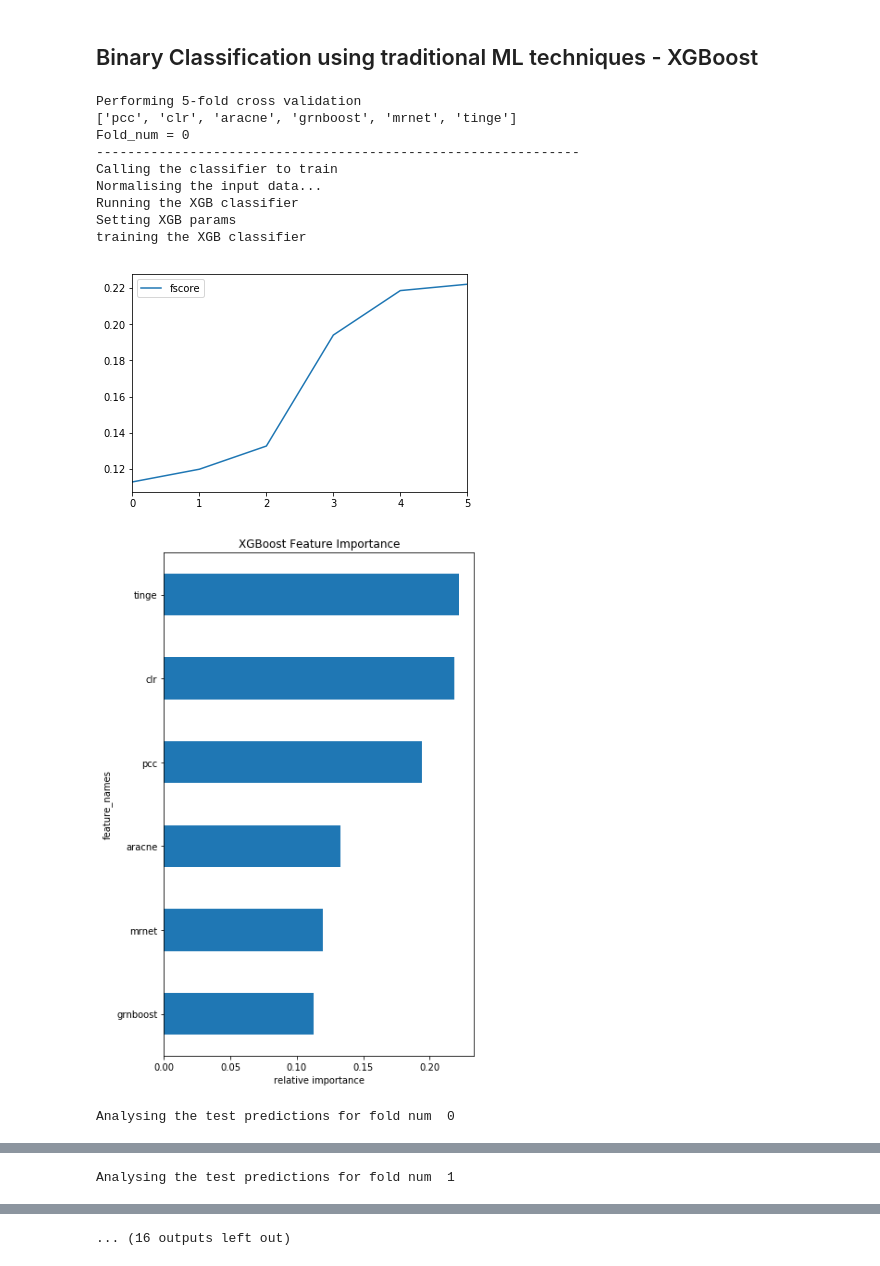
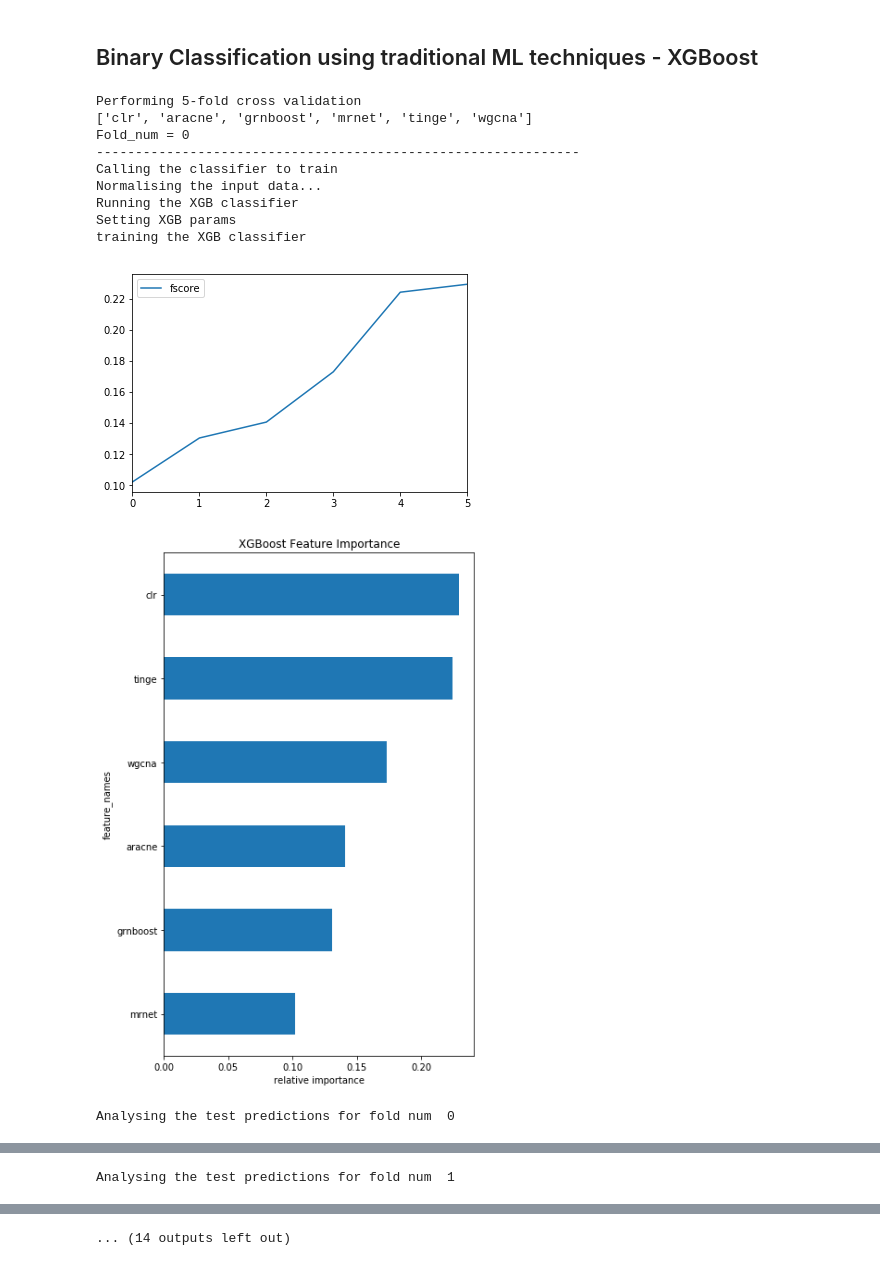
Before and after one commit to AluruLab/EnGRaiN, a Jupyter notebook: ensemble_arabidopsis_ML.ipynb, the cells around one changed output, grey strips where cells are left out. Cells and saved outputs as stored; diff of their text form; code cells hidden in the pictures.

```diff
--- a/ensemble_arabidopsis_ML.ipynb
+++ b/ensemble_arabidopsis_ML.ipynb
@@ -52,2 +52,2 @@ warnings.filterwarnings('ignore')
 # %%
-df = pd.read_csv('data/yeast-edge-weights-v2.csv', sep=',')
+df = pd.read_csv('data/yeast-edge-weights-v3.csv', sep=',')
@@ -371,7 +393,7 @@ def trainXGB(Xtrain, ytrain, Xtest, ytest):
 
 def classifier_train(X, y, runXGB, Xtest, ytest, pca_comp=0): # pca = 0 means no PCA applied
     print('Normalising the input data...')
-    scaler = StandardScaler()
+    scaler = StandardScaler()#MinMaxScaler()#StandardScaler()
     scaler.fit(X)
     scaledX = scaler.transform(X)
     if pca_comp != 0:
@@ -450,36 +472,34 @@ def pandas_classifier(df_train, df_test, runXGB, K=5):
         print(auc_fold)#, sum(np.array(auc_fold))/int(K))
         print('Average '+str(K)+' fold CV result= ', str(sum(np.array(auc_fold))/int(K)))
         print('************************************************************************')
-#     print('Training the classifier on complete train dataset to get IMP features')
-#     scaler, pca, clf, index = classifier_train(df.iloc[:, 0:-1], df.iloc[:, -1],
-#                                                runXGB, df.iloc[:, 0:-1], df.iloc[:, -1])
-    pred_array, auc = classifier_test(df_test[colFeats], df_test['prediction'], clf, index, scaler, 0)
-    print('TEST AUC on standalone data = ', auc[0])
-    print('individual methods: ', individual_method(df_test))
-    return
+
+#     pred_array, auc = classifier_test(df_test[colFeats], df_test['prediction'], clf, index, scaler, 0)
+#     print('TEST AUC on standalone data = ', auc[0])
+#     print('individual methods: ', individual_method(df_test))
+    return [clf, index, scaler]
 # %%
 # Convert data to pandas before passing
-np.random.seed(15)
-random.seed(15)
+# np.random.seed(15)
+# random.seed(15)
 # df_X = pd.DataFrame(X, columns=[c for c in df.columns if c!='prediction'])
 # df_y = pd.DataFrame(pd.Series(y, name='label'))
 # df_train = pd.concat([df_X, df_y], axis=1)
 # df_test
 
 #print(df_classifier, df)
 #print(df.columns)
 
-pandas_classifier(df_train, df_test, 1)
+trained_params = pandas_classifier(df_train, df_test, 1)
 # %% [output]
 Performing 5-fold cross validation
-['pcc', 'clr', 'aracne', 'grnboost', 'mrnet', 'tinge']
+['clr', 'aracne', 'grnboost', 'mrnet', 'tinge', 'wgcna']
 Fold_num = 0
 --------------------------------------------------------------
 Calling the classifier to train
 Normalising the input data...
 Running the XGB classifier
 Setting XGB params
 training the XGB classifier
-[figure, old version]
+[figure, new version]
-[figure, old version]
+[figure, new version]
 Analysing the test predictions for fold num  0
@@ -512,4 +532,4 @@ training the XGB classifier
-... (16 outputs left out)
+... (14 outputs left out)
 # %%
 print('individual methods: ', individual_method(df_test))
 # %% [output]
```
Also changed, not shown: parts of 21 cells of this notebook.
